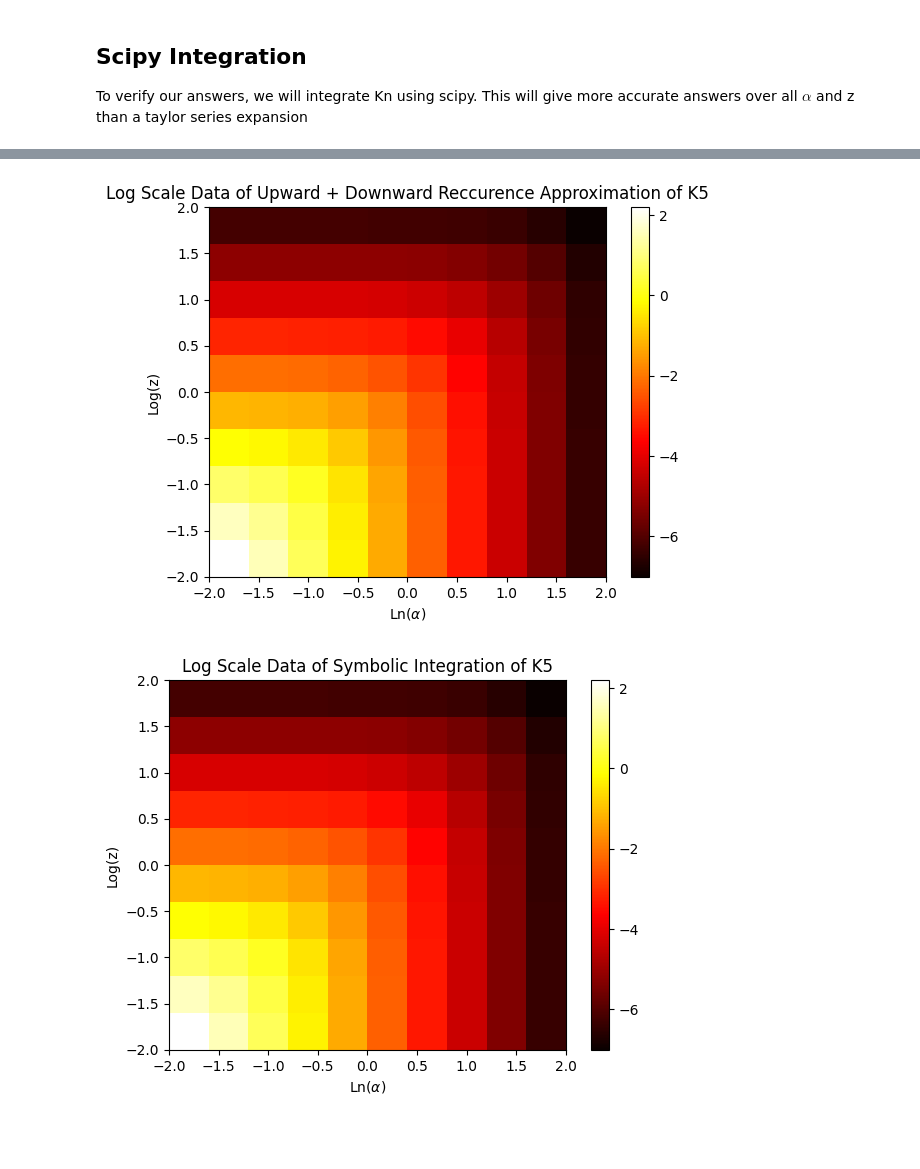
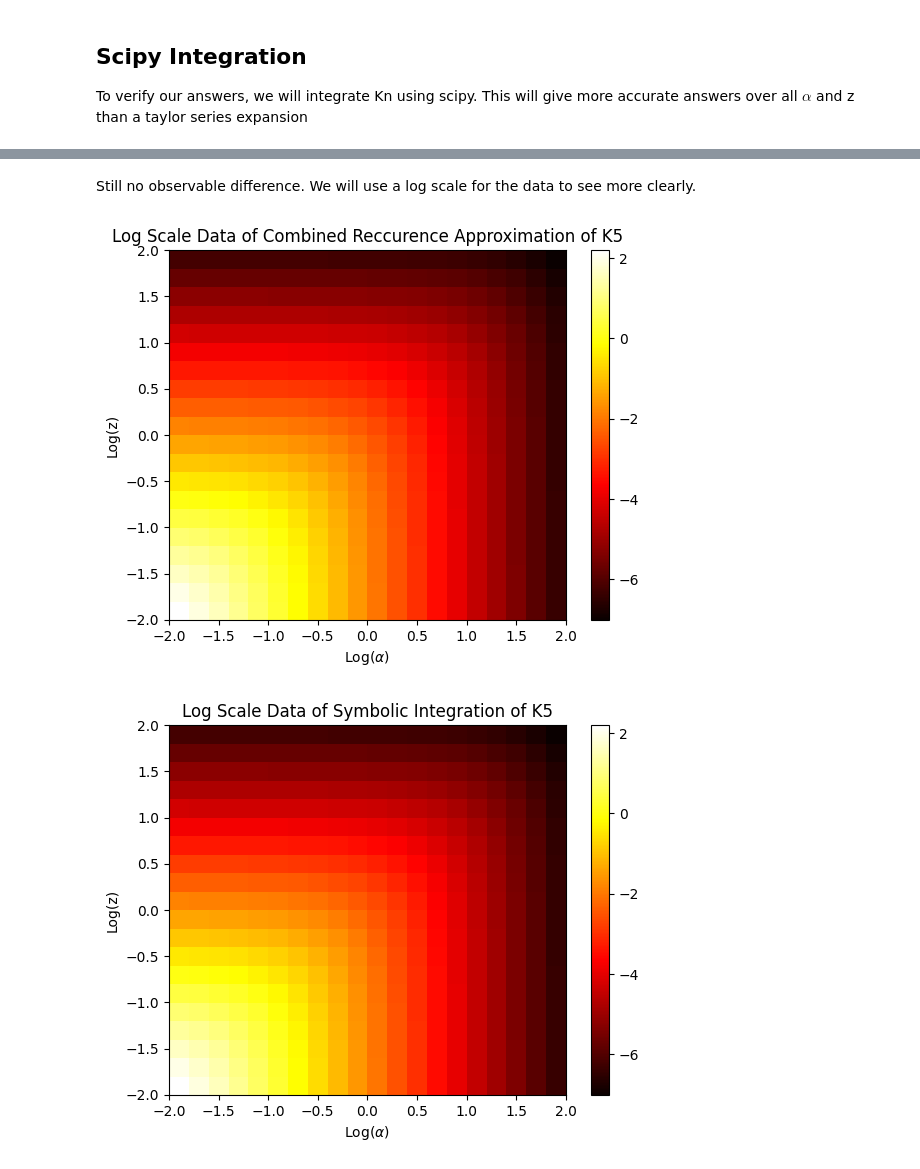
Before and after one commit to joshkarten/Computational-Physics, a Jupyter notebook: Upwards and Downwards Recurrence.ipynb, the cells around one changed output, grey strips where cells are left out. Saved outputs shown, nothing was run; the diff lists cells and outputs as text; code cells hidden in the pictures; blank space fills up the shorter version.

```diff
--- a/Upwards and Downwards Recurrence.ipynb
+++ b/Upwards and Downwards Recurrence.ipynb
@@ -146,4 +228,10 @@ for i in range(len(dup)):
 # %%
+z=1
+n=10
+alpha=1
+dnd2= Downwards2(z,alpha,n)
+dint = np.array([K_n(n,z,1) for n in range(11)])
+
 print("%4s %16s %16s %16s %16s" % ('n','exact','downward2','abs-error','rel-error'))
 for i in range(len(dup)):
     print("%4d %16.13f %16.13f %16.13f %16.8g" % (i,dint[i],dnd2[i],abs(dint-dnd2)[i], (abs(dint-dnd2)/dint)[i]))
@@ -174,0 +251,10 @@ plt.show()
+# %%
+z=1e4
+n=10
+alpha=1
+dnd2= Downwards2(z,alpha,n)
+dint = np.array([K_n(n,z,1) for n in range(11)])
+
+print("%4s %16s %16s %16s %16s" % ('n','exact','downward2','abs-error','rel-error'))
+for i in range(len(dup)):
+    print("%4d %16.13f %16.13f %16.13f %16.8g" % (i,dint[i],dnd2[i],abs(dint-dnd2)[i], (abs(dint-dnd2)/dint)[i]))
@@ -188,5 +308,5 @@ for i in range(np.size(alp)):
 # %%
-alps = np.geomspace(0.01,100,10)
+alps = np.geomspace(0.01,100,20)
 cdat2 = np.zeros((len(alps),len(alps),11))
 sdat2 = np.zeros((len(alps),len(alps),11))
 
@@ -197,31 +335,31 @@ for i in range(len(alps)):
+# %% [markdown]
+Still no observable difference. We will use a log scale for the data to see more clearly.
 # %%
 sdat2=np.log(sdat2)
 cdat2=np.log(cdat2)
 diff2 = np.abs(sdat2-cdat2)
-# %%
-diff2 = np.abs(sdat2-cdat2)
 # %%
 it = 5
 fig,ax=plt.subplots()
 rec1=plt.imshow(cdat2[:,:,it],cmap='hot', interpolation='nearest', origin='lower', extent=[-2,2,-2,2],vmin=np.min(cdat2[:,:,it]), vmax=np.max(cdat2[:,:,it]), aspect='auto')
 fig.colorbar(rec1, ax=ax, location ='right', shrink = 1)
-ax.set_title('Log Scale Data of Upward + Downward Reccurence Approximation of K'+str(it))
+ax.set_title('Log Scale Data of Combined Reccurence Approximation of K'+str(it))
 ax.set_ylabel('Log(z)')
-ax.set_xlabel(r'Ln($\alpha$)')
+ax.set_xlabel(r'Log($\alpha$)')
 fig,ax=plt.subplots()
 rec1=plt.imshow(sdat2[:,:,it],cmap='hot', interpolation='nearest', origin='lower', extent=[-2,2,-2,2],vmin=np.min(sdat2[:,:,it]), vmax=np.max(sdat2[:,:,it]), aspect='auto')
 fig.colorbar(rec1, ax=ax, location ='right', shrink = 1)
 ax.set_title('Log Scale Data of Symbolic Integration of K'+str(it))
 ax.set_ylabel('Log(z)')
-ax.set_xlabel(r'Ln($\alpha$)')
+ax.set_xlabel(r'Log($\alpha$)')
 plt.show()
 fig,ax=plt.subplots()
 rec1=plt.imshow(diff2[:,:,it],cmap='hot', interpolation='nearest', origin='lower', extent=[-2,2,-2,2],vmin=np.min(diff2[:,:,it]), vmax=np.max(diff2[:,:,it]), aspect='auto')
 fig.colorbar(rec1, ax=ax, location ='right', shrink = 1)
-ax.set_title('Log Scale Data of Symbolic Integration of K'+str(it))
+ax.set_title('Difference in Recurrence and Scipy Integration of K'+str(it))
 ax.set_ylabel('Log(z)')
-ax.set_xlabel(r'Ln($\alpha$)')
+ax.set_xlabel(r'Log($\alpha$)')
 plt.show()
 # %% [output]
-[figure, old version]
+[figure, new version]
-[figure, old version]
+[figure, new version]
```
Also changed, not shown: parts of 28 cells of this notebook.
